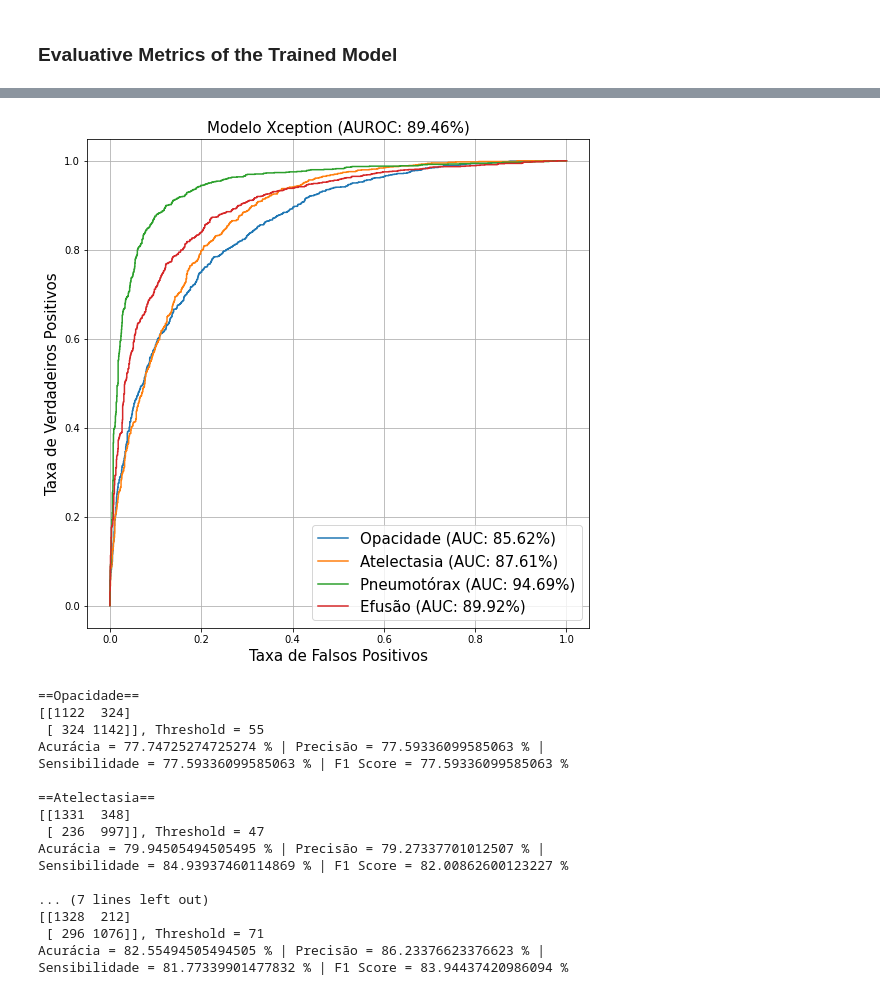
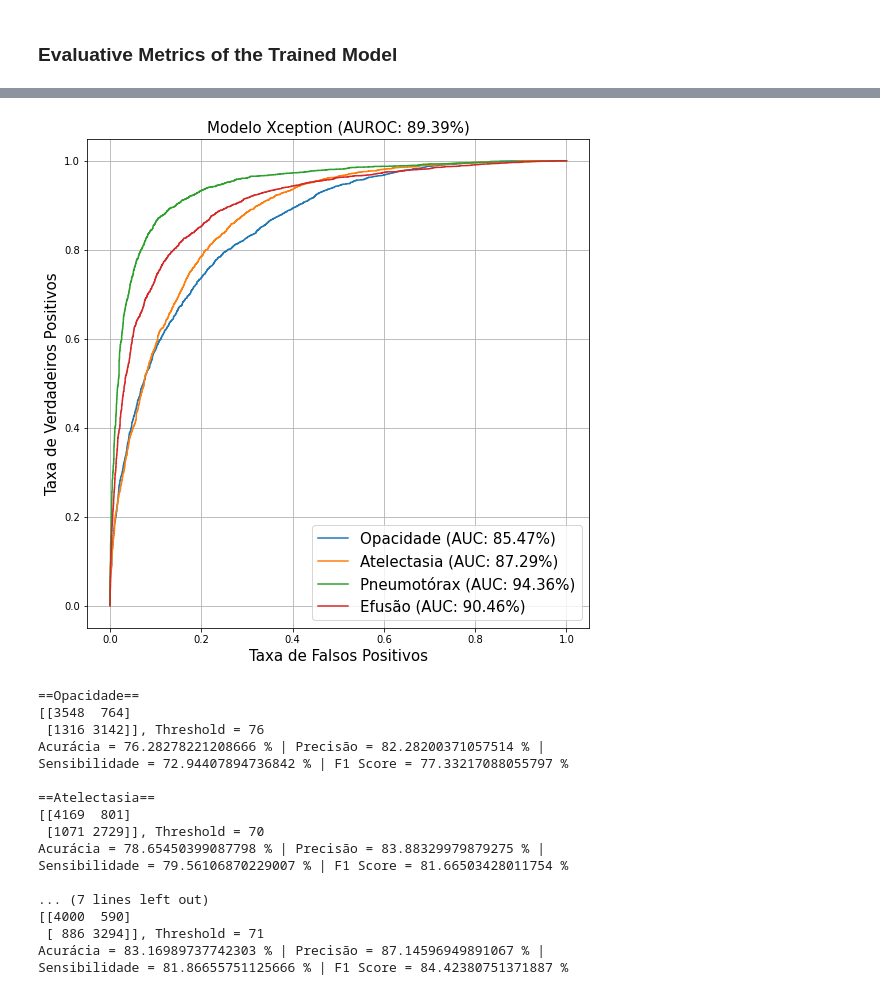
Before and after one commit to Alyssonmach/cnn-lung-diseases, a Jupyter notebook: experiments/second-paper/abnormality-classification/abnormality_classification_xception.ipynb, the cells around one changed output, grey strips where cells are left out. Saved outputs shown, nothing was run; the diff lists cells and outputs as text; code cells hidden in the pictures.

```diff
--- a/experiments/second-paper/abnormality-classification/abnormality_classification_xception.ipynb
+++ b/experiments/second-paper/abnormality-classification/abnormality_classification_xception.ipynb
@@ -120,7 +120,8 @@ train_gen = core_idg.flow_from_dataframe(dataframe = f_train, directory = None,
                                          x_col = 'Path', y_col = labels,
                                          class_mode = 'raw',
                                          batch_size = batch_size,
-                                         target_size = (image_size, image_size))
+                                         target_size = (image_size, image_size),
+                                         shuffle = True)
 
 core_idg = ImageDataGenerator(rescale = 1/255.)
 
@@ -128,16 +129,17 @@ valid_gen = core_idg.flow_from_dataframe(dataframe = f_val, directory = None,
                                          x_col = 'Path',  y_col = labels,
                                          class_mode = 'raw',
                                          batch_size = batch_size,
-                                         target_size = (image_size, image_size))
+                                         target_size = (image_size, image_size),
+                                         shuffle = False)
 
-test_X, test_Y = next(core_idg.flow_from_dataframe(dataframe = f_test,
-                                                   directory = None,
-                                                   x_col = 'Path',
-                                                   y_col = labels,
-                                                   class_mode = 'raw',
-                                                   batch_size = 2912,
-                                                   target_size = (image_size,
-                                                                  image_size)))
+test_gen = core_idg.flow_from_dataframe(dataframe = f_test, directory = None,
+                                        x_col = 'Path', y_col = labels,
+                                        class_mode = 'raw', batch_size = batch_size,
+                                        target_size = (image_size, image_size),
+                                        shuffle = False)
+
+y_labels_valid = valid_gen.labels
+y_labels_test = test_gen.labels
 # %% [output]
 Found 70159 validated image filenames.
 Found 8770 validated image filenames.
@@ -423,0 +417,5 @@ labels_portugues = ['Opacidade', 'Atelectasia',
+# %%
+y_pred_val = xception.predict(valid_gen)
+y_pred = xception.predict(test_gen)
+print(f'AUC | Dados de Validação = {xception.evaluate(valid_gen)[1] * 100} %')
+print(f'AUC | Dados de Teste = {xception.evaluate(test_gen)[1] * 100} %')
@@ -424,12 +427,14 @@ labels_portugues = ['Opacidade', 'Atelectasia',
 # %%
+labels_portugues = ['Opacidade', 'Atelectasia', 'Pneumotórax', 'Efusão']
 fig, c_ax = plt.subplots(1, 1, figsize = (9, 9))
 for (idx, c_label) in enumerate(labels_portugues):
-    fpr, tpr, thresholds = roc_curve(test_Y[:, idx].astype(int), y_pred[:, idx])
+    fpr, tpr, thresholds = roc_curve(y_labels_test[:, idx].astype(int), y_pred[:, idx])
     c_ax.plot(fpr, tpr, label = '{} (AUC: {:.2f}%)'.format(c_label, auc(fpr, tpr) * 100))
 c_ax.legend(fontsize = 15)
 c_ax.set_xlabel('Taxa de Falsos Positivos', size = 15)
 c_ax.set_ylabel('Taxa de Verdadeiros Positivos', size = 15)
-c_ax.set_title('Modelo Xception (AUROC: ' + str(roc_auc_score(test_Y.astype(int), y_pred)*100)[0:5] + '%)', size = 15)
+auroc_value = str(roc_auc_score(y_labels_test.astype(int), y_pred)*100)[0:5]
+c_ax.set_title('Modelo Xception (AUROC: ' + auroc_value + '%)', size = 15)
 c_ax.grid(True)
 # %% [output]
-[figure, old version]
+[figure, new version]
@@ -436,12 +460,11 @@ c_ax.grid(True)
 # %%
-bests_thresholds = [55, 47, 39, 71]
 for label_index in range(0,4):
   y_pred_bin = binarize_preds(pred_array = y_pred, column = label_index,
                               threshold = bests_thresholds[label_index])
-  matrix = confusion_matrix(test_Y[:, label_index], y_pred_bin)
+  matrix = confusion_matrix(y_labels_test[:, label_index], y_pred_bin)
   acc = (matrix[0,0] + matrix[1,1])/np.sum(matrix)
   precision = matrix[0,0]/(matrix[0,0]+matrix[0,1])
-  recall = recall = matrix[0,0]/(matrix[0,0]+matrix[1,0])
+  recall = matrix[0,0]/(matrix[0,0]+matrix[1,0])
   f1_score = (2*precision*recall) / (precision + recall)
   print(f'=={labels_portugues[label_index]}== \n{matrix},'
         f' Threshold = {bests_thresholds[label_index]}'
@@ -449,19 +472,19 @@ for label_index in range(0,4):
         f'\nSensibilidade = {recall*100} % | F1 Score = {f1_score*100} %\n')
 # %% [output]
 ==Opacidade==
-[[1122  324]
- [ 324 1142]], Threshold = 55
-Acurácia = 77.74725274725274 % | Precisão = 77.59336099585063 % |
-Sensibilidade = 77.59336099585063 % | F1 Score = 77.59336099585063 %
+[[3548  764]
+ [1316 3142]], Threshold = 76
+Acurácia = 76.28278221208666 % | Precisão = 82.28200371057514 % |
+Sensibilidade = 72.94407894736842 % | F1 Score = 77.33217088055797 %
 
 ==Atelectasia==
-[[1331  348]
- [ 236  997]], Threshold = 47
-Acurácia = 79.94505494505495 % | Precisão = 79.27337701012507 % |
-Sensibilidade = 84.93937460114869 % | F1 Score = 82.00862600123227 %
+[[4169  801]
+ [1071 2729]], Threshold = 70
+Acurácia = 78.65450399087798 % | Precisão = 83.88329979879275 % |
+Sensibilidade = 79.56106870229007 % | F1 Score = 81.66503428011754 %
 
 ... (7 lines left out)
-[[1328  212]
- [ 296 1076]], Threshold = 71
-Acurácia = 82.55494505494505 % | Precisão = 86.23376623376623 % |
-Sensibilidade = 81.77339901477832 % | F1 Score = 83.94437420986094 %
+[[4000  590]
+ [ 886 3294]], Threshold = 71
+Acurácia = 83.16989737742303 % | Precisão = 87.14596949891067 % |
+Sensibilidade = 81.86655751125666 % | F1 Score = 84.42380751371887 %
```
Also changed, not shown: parts of 5 cells of this notebook.
